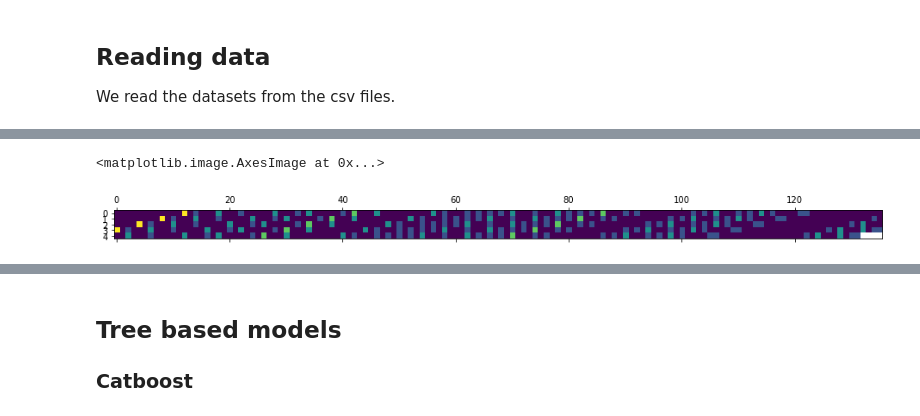
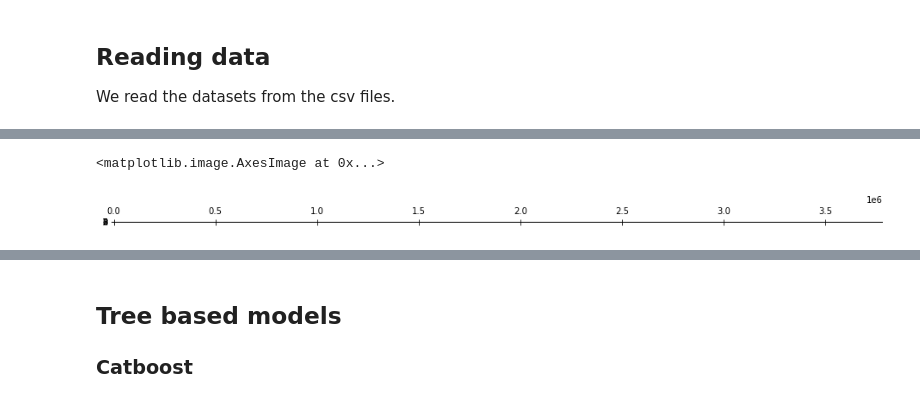
Before and after one commit to aitor-perez/kaggle, a Jupyter notebook: future-sales/time-series.ipynb, the cells around one changed output, grey strips where cells are left out. Drawn from its saved outputs; the diff is of its cells as text; code cells hidden in the pictures.

```diff
--- a/future-sales/time-series.ipynb
+++ b/future-sales/time-series.ipynb
@@ -28,9 +28,12 @@ sales = pd.read_csv('data/sales_train.csv', parse_dates=['date'], dtype={
 
 test = pd.read_csv('data/test.csv', dtype={'ID': 'int32', 'shop_id': 'int32', 'item_id': 'int32'})
 # %%
-shop_ids = [2, 7]
-item_ids = [4897, 7220]
-sales = sales.query('shop_id == @shop_ids and item_id == @item_ids')
+subset = False
+
+if subset:
+    shop_ids = [2, 7]
+    item_ids = [4897, 7220]
+    sales = sales.query('shop_id == @shop_ids and item_id == @item_ids')
 # %%
 # We keep only shops and items present in the test dataset
 test_shop_ids = test['shop_id'].unique()
@@ -81,4 +81,4 @@ full_sales
 # %%
 monthly_sales = pd.merge(full_sales, monthly_sales, on=['date_block_num','shop_id','item_id'], how='left').fillna(0)
 # %%
-monthly_sales.sort_values(by=['shop_id', 'item_id', 'date_block_num'])
+monthly_sales = monthly_sales.sort_values(by=['shop_id', 'item_id', 'date_block_num'])
@@ -157,17 +138,15 @@ monthly_sales['price_decrease'] = monthly_sales['hist_max_item_price'] - monthly
 # %%
 # Rolling window based features
 window = 3
 
 gp_monthly_sales = monthly_sales.groupby(['shop_id', 'item_id'])
 
 # Actual value of last 3 months
 for i in range(1, window + 1):
     monthly_sales['item_cnt_prev_month_' + str(i)] = gp_monthly_sales['item_cnt'].shift(i).fillna(0)
-
-plt.matshow(monthly_sales[['item_cnt_prev_month_3', 'item_cnt_prev_month_2', 'item_cnt_prev_month_1', 'item_cnt', 'item_cnt_next_month']].T)
 # %% [output]
 <matplotlib.image.AxesImage at 0x...>
-[figure, old version]
+[figure, new version]
 # %%
 shifted = monthly_sales[[col for col in monthly_sales if col.startswith('item_cnt_prev_month')]]
 
```
Also changed, not shown: parts of 30 cells of this notebook, 2 other files.
